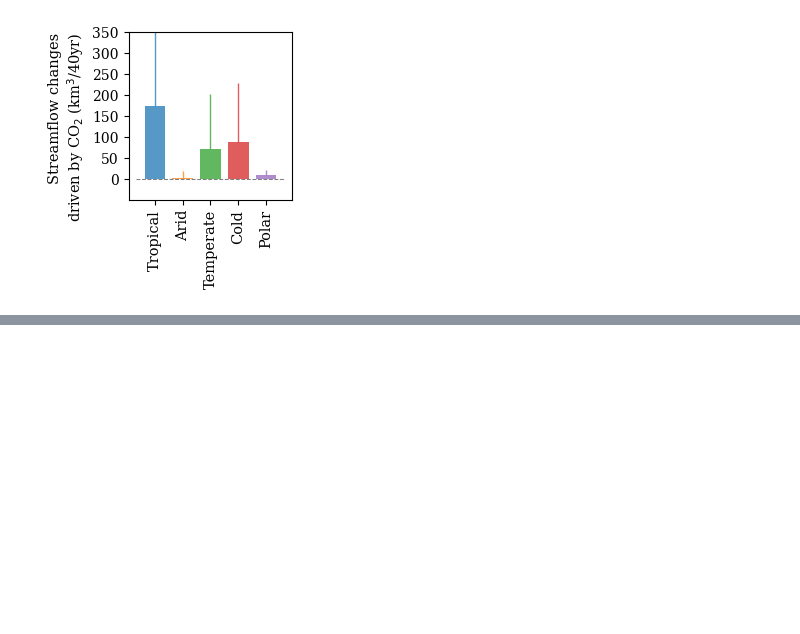
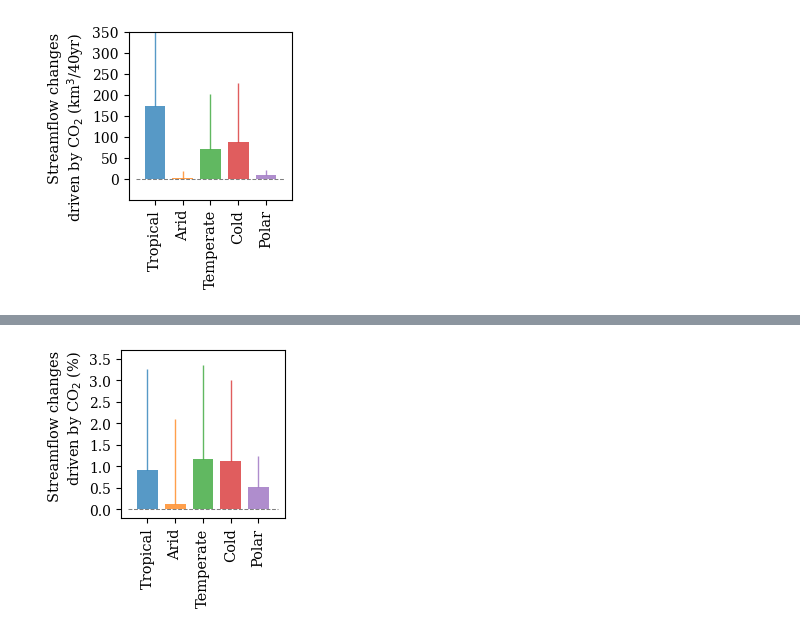
Before and after one commit to MHland/GMOCO2, a Jupyter notebook: Fig 1.ipynb, the cells around one changed output, grey strips where cells are left out. Drawn from its saved outputs; the diff is of its cells as text; code cells hidden in the pictures; blank space fills up the shorter version.

```diff
--- a/Fig 1.ipynb
+++ b/Fig 1.ipynb
@@ -177,0 +281,51 @@ Figure_1c()
+# %%
+def Figure_1f():
+    data = xr.open_dataset(r"dataset\streamflow_CO2_tend.nc")
+    data2 = xr.open_dataset(r"dataset\streamflow_simulation.nc")
+    con = xr.open_dataset(r"D:\Data\Beck_KG_V1\Beck_KG_5_classifications.nc")
+    con = con.data[:]
+    co2 = data.CO2.data[:]*40
+    s3 = data2.S3.data[:]
+    d = cal_area()
+    lat_runoff = np.zeros((14, 5))
+    for i in range(14):
+        d_here = co2[i, :] * d / 1000000
+        ds3_here =s3[i, :] * d / 1000000
+        for j in range(5):
+            lat_runoff[i, j] = np.nansum(d_here[con==j+1])/np.nansum(ds3_here[con==j+1])
+    fig = plt.figure(figsize=(2.5, 2.6))
+    ax = fig.add_subplot(111)
+    ax.plot([0.3, 5.7], [0, 0], 'k--', zorder=0, alpha=0.5, linewidth=0.75)
+    ax.plot([-10, -10], [0, 0], 'k-', zorder=0, alpha=1, linewidth=0.75, label='1 std')
+    plt.bar(x=[1, 2, 3, 4, 5], height=np.median(lat_runoff, axis=0), width=0.75, alpha=0.75,
+            color=['#1f77b4', '#ff7f0e', '#2ca02c', '#d62728', '#9467bd'],
+            error_kw={'linewidth': 0.75})
+    y = np.median(lat_runoff, axis=0)
+    std = np.std(lat_runoff, axis=0)
+    color = ['#1f77b4', '#ff7f0e', '#2ca02c', '#d62728', '#9467bd']
+    for i in [0, 1, 2, 3, 4]:
+        ax.errorbar(x=[i+1], y=y[i], yerr=[[0], [std[i]]], color=color[i], linewidth=1, alpha=0.75)
+
+    plt.xlim([0.05, 5.95])
+    plt.ylim([-0.002, 0.037])
+    plt.xticks([1, 2, 3, 4, 5], ['Tropical', 'Arid', 'Temperate', 'Cold', 'Polar'],
+               rotation=90,
+               family='serif', fontsize=10.5)
+    plt.yticks([0, 0.005, 0.01, 0.015, 0.02, 0.025, 0.03, 0.035], [0.0, 0.5, 1.0, 1.5, 2.0, 2.5, 3.0, 3.5], family='serif')
+    plt.ylabel('Streamflow changes\ndriven by CO$_2$ (%)', family='serif',
+               fontsize=10.5, loc='top')
+    fig.patch.set_alpha(0)
+    plt.tight_layout()
+    plt.subplots_adjust(
+        top=0.995,
+        bottom=0.35,
+        left=0.335,
+        right=0.99,
+        hspace=0.2,
+        wspace=0.2)
+    plt.rcParams['savefig.dpi'] = 3000
+    plt.show()
+
+Figure_1f()
+# %% [output]
+[figure, added]
```
Also changed, not shown: parts of 3 cells of this notebook, 3 other files.
